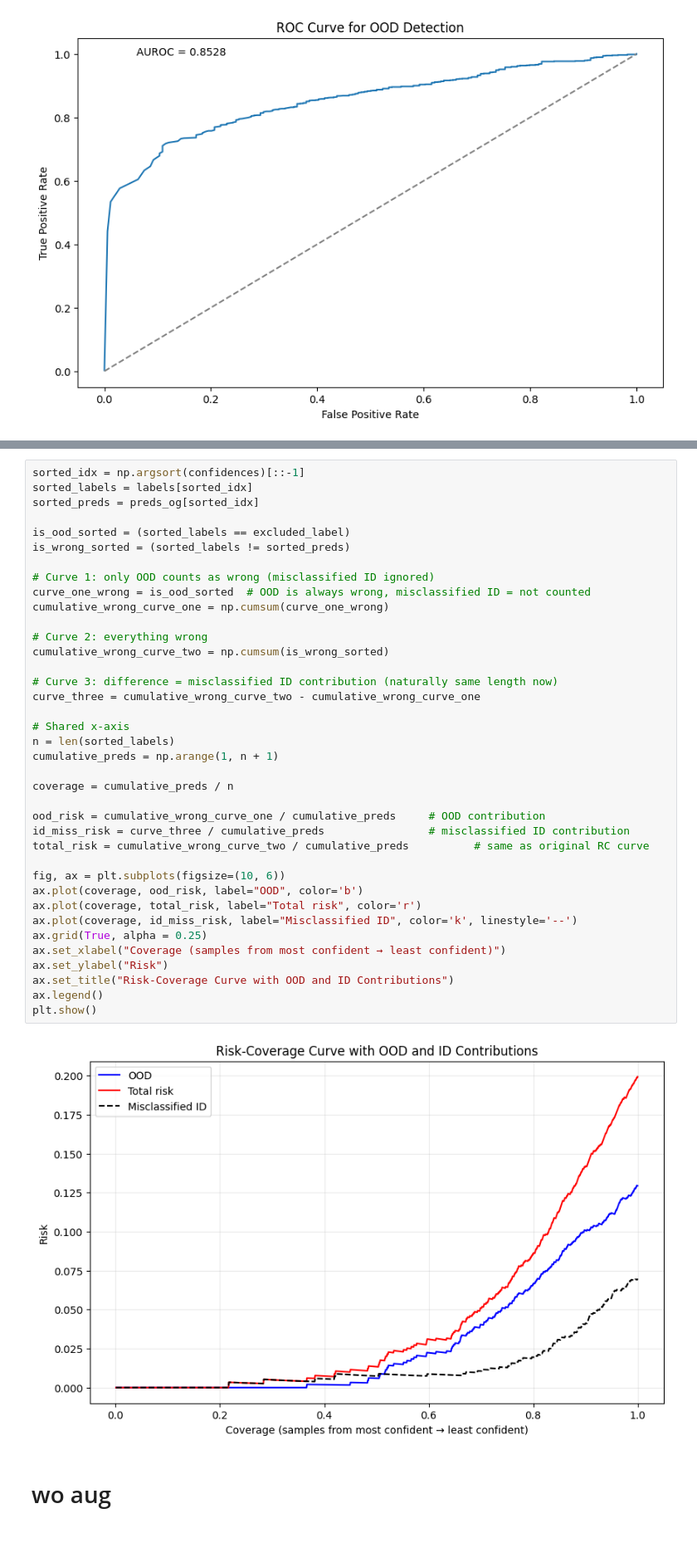
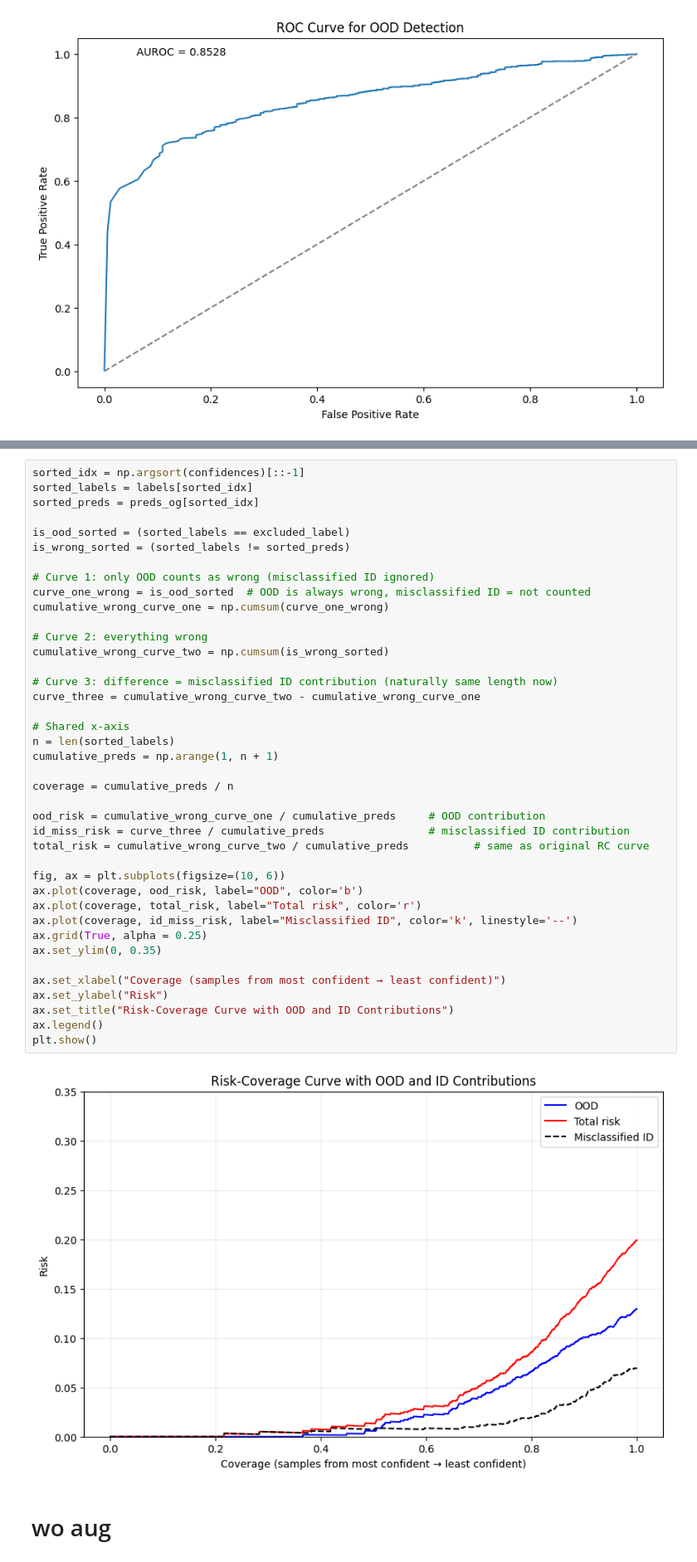
Before and after one commit to alvin-ng44/SAR_ML, a Jupyter notebook: notebooks/SSR/OOD/OOD_2s1.ipynb, the cells around one changed output, grey strips where cells are left out. Shown at 83% size. Drawn from its saved outputs; the diff is of its cells as text; blank space fills up the shorter version.

```diff
--- a/notebooks/SSR/OOD/OOD_2s1.ipynb
+++ b/notebooks/SSR/OOD/OOD_2s1.ipynb
@@ -433,34 +435,36 @@ is_wrong_sorted = (sorted_labels != sorted_preds)
 curve_one_wrong = is_ood_sorted  # OOD is always wrong, misclassified ID = not counted
 cumulative_wrong_curve_one = np.cumsum(curve_one_wrong)
 
 # Curve 2: everything wrong
 cumulative_wrong_curve_two = np.cumsum(is_wrong_sorted)
 
 # Curve 3: difference = misclassified ID contribution (naturally same length now)
 curve_three = cumulative_wrong_curve_two - cumulative_wrong_curve_one
 
 # Shared x-axis
 n = len(sorted_labels)
 cumulative_preds = np.arange(1, n + 1)
 
 coverage = cumulative_preds / n
 
 ood_risk = cumulative_wrong_curve_one / cumulative_preds     # OOD contribution
 id_miss_risk = curve_three / cumulative_preds                # misclassified ID contribution
 total_risk = cumulative_wrong_curve_two / cumulative_preds          # same as original RC curve
 
 fig, ax = plt.subplots(figsize=(10, 6))
 ax.plot(coverage, ood_risk, label="OOD", color='b')
 ax.plot(coverage, total_risk, label="Total risk", color='r')
 ax.plot(coverage, id_miss_risk, label="Misclassified ID", color='k', linestyle='--')
 ax.grid(True, alpha = 0.25)
+ax.set_ylim(0, 0.35)
+
 ax.set_xlabel("Coverage (samples from most confident → least confident)")
 ax.set_ylabel("Risk")
 ax.set_title("Risk-Coverage Curve with OOD and ID Contributions")
 ax.legend()
 plt.show()
 # %% [output]
-[figure, old version]
+[figure, new version]
 # %% [markdown]
 # wo aug
 # %%
```
Also changed, not shown: parts of 3 cells of this notebook, 1 other file.
